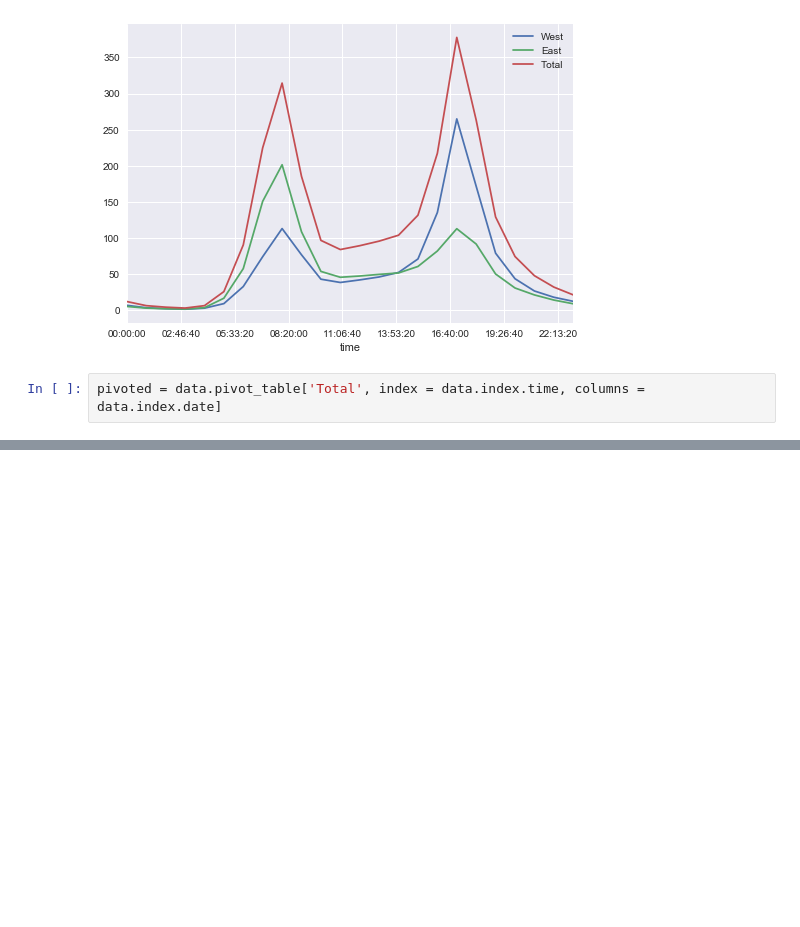
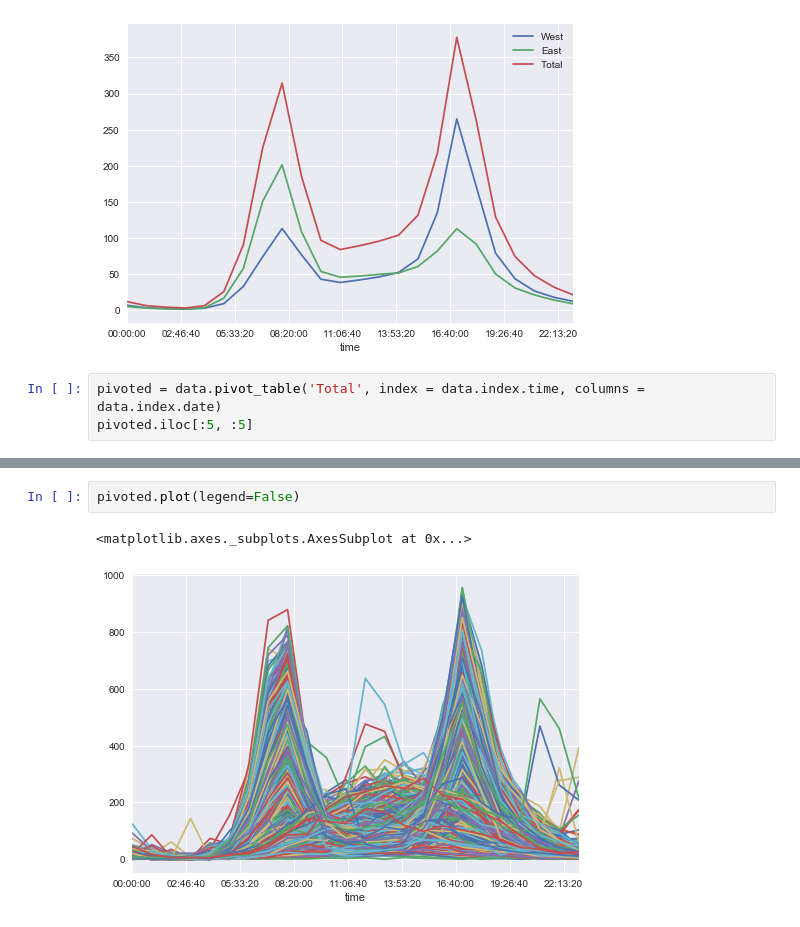
Before and after one commit to rpradoc/Reproducible-Data-Analysis-example, a Jupyter notebook: Fremont Bridge analysis.ipynb, the cells around one changed output, grey strips where cells are left out. Drawn from its saved outputs; the diff is of its cells as text; blank space fills up the shorter version.

```diff
--- a/Fremont Bridge analysis.ipynb
+++ b/Fremont Bridge analysis.ipynb
@@ -53,5 +51,6 @@ data.groupby(data.index.time).mean().plot();
 # %% [output]
 [figure]
 # %%
-pivoted = data.pivot_table['Total', index = data.index.time, columns = data.index.date]
+pivoted = data.pivot_table('Total', index = data.index.time, columns = data.index.date)
+pivoted.iloc[:5, :5]
 # %% [output]
@@ -58,0 +63,5 @@ SyntaxError: invalid syntax (<ipython-input-16-7633edc10f82>, line 1)
+# %%
+pivoted.plot(legend=False)
+# %% [output]
+<matplotlib.axes._subplots.AxesSubplot at 0x...>
+[figure, added]
```
Also changed, not shown: parts of 12 cells of this notebook.
